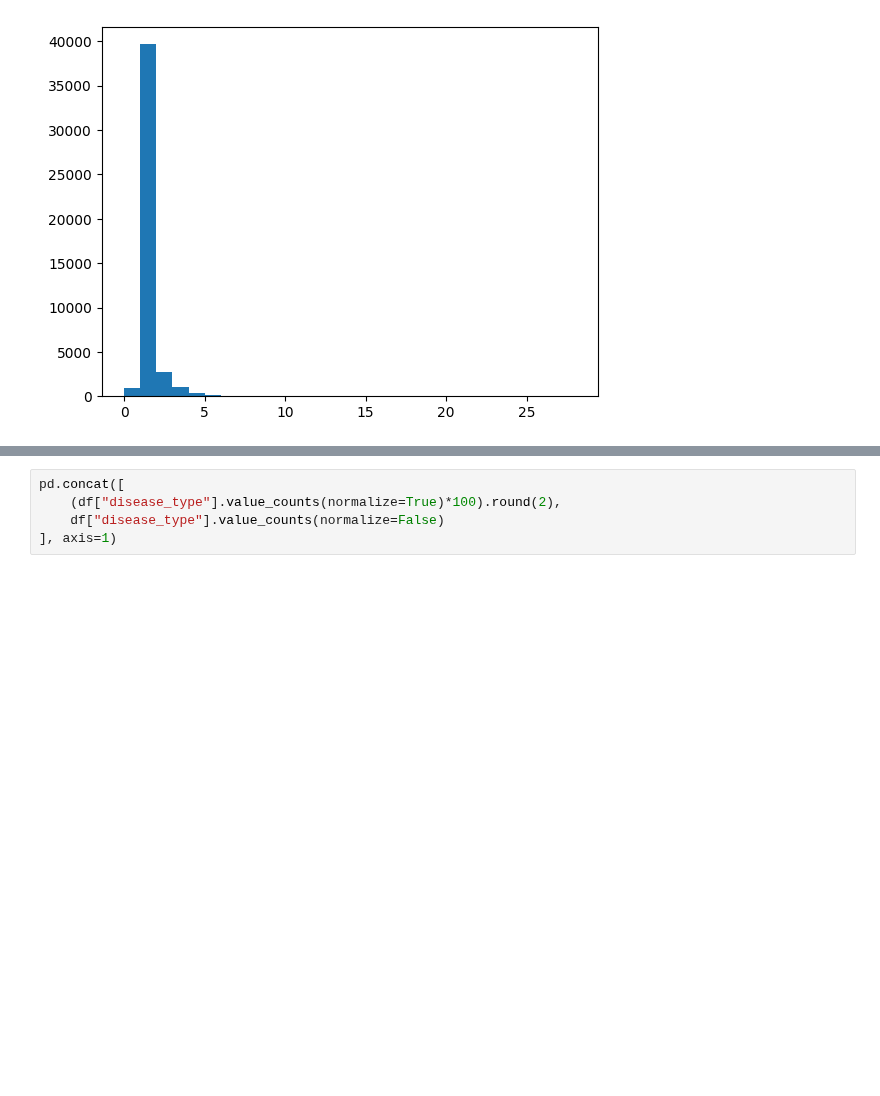
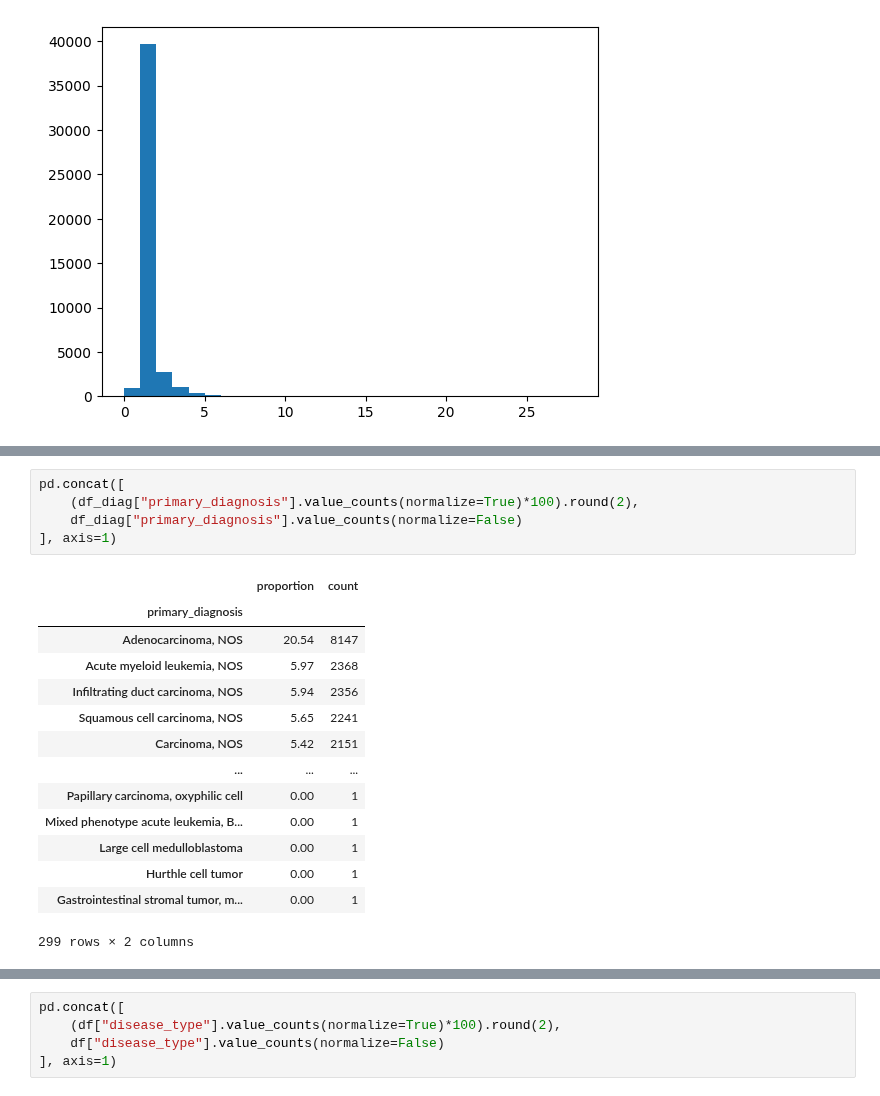
Before and after one commit to Djtrainer/cancer_research, a Jupyter notebook: notebooks/TCGA_eda.ipynb, the cells around one changed output, grey strips where cells are left out. Cells and saved outputs as stored; diff of their text form; blank space fills up the shorter version.

```diff
--- a/notebooks/eda.ipynb
+++ b/notebooks/TCGA_eda.ipynb
@@ -79,0 +91,20 @@ plt.hist(
+# %%
+pd.concat([
+    (df_diag["primary_diagnosis"].value_counts(normalize=True)*100).round(2),
+    df_diag["primary_diagnosis"].value_counts(normalize=False)
+], axis=1)
+# %% [output]
+|  | proportion | count |
+| primary_diagnosis |  |  |
+| Adenocarcinoma, NOS | 20.54 | 8147 |
+| Acute myeloid leukemia, NOS | 5.97 | 2368 |
+| Infiltrating duct carcinoma, NOS | 5.94 | 2356 |
+| Squamous cell carcinoma, NOS | 5.65 | 2241 |
+| Carcinoma, NOS | 5.42 | 2151 |
+| ... | ... | ... |
+| Papillary carcinoma, oxyphilic cell | 0.00 | 1 |
+| Mixed phenotype acute leukemia, B... | 0.00 | 1 |
+| Large cell medulloblastoma | 0.00 | 1 |
+| Hurthle cell tumor | 0.00 | 1 |
+| Gastrointestinal stromal tumor, m... | 0.00 | 1 |
+299 rows × 2 columns
```
Also changed, not shown: parts of 2 cells of this notebook, 2 other files.
